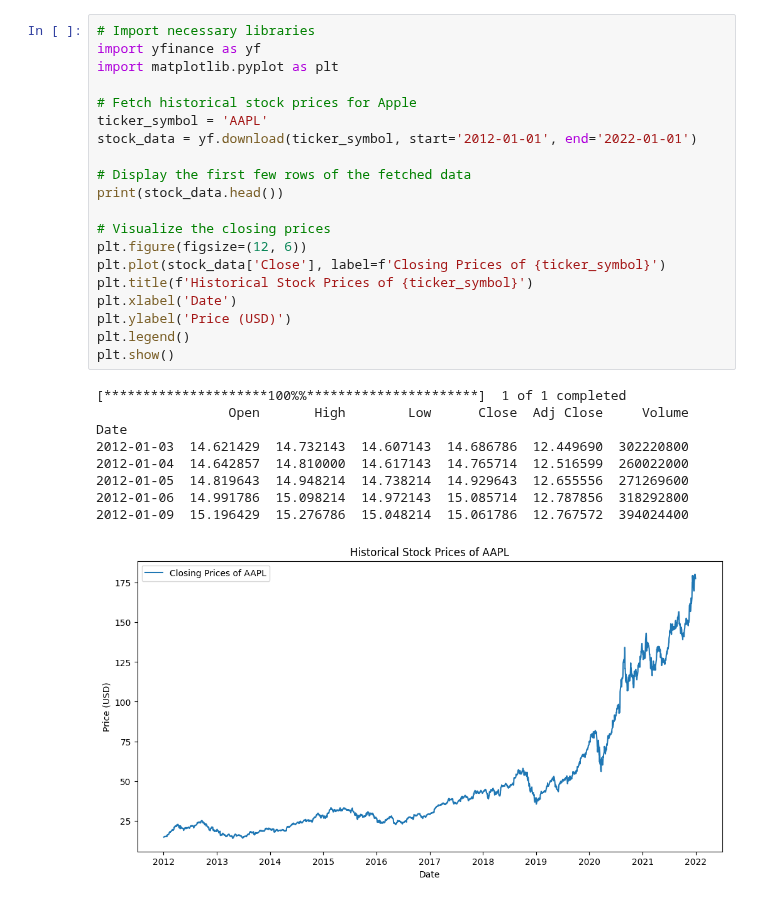
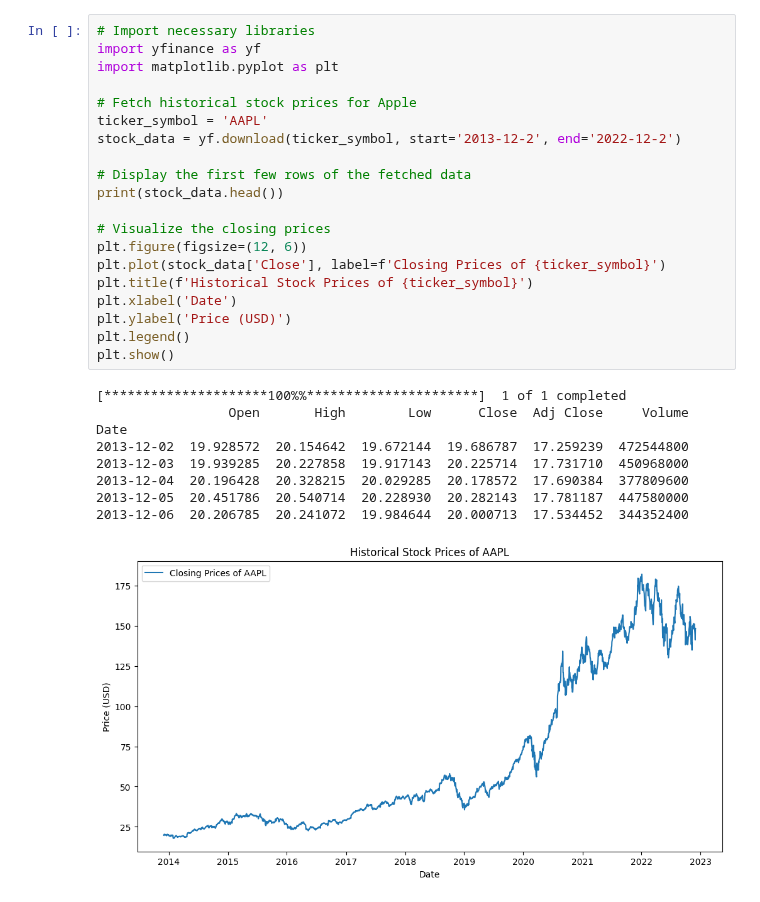
Before and after one commit to amkayhani/Statistics, a Jupyter notebook: Time_Series_Analysis_Exercise.ipynb, the cells around one changed output. Drawn from its saved outputs; the diff is of its cells as text.

```diff
--- a/Time_Series_Analysis_Exercise.ipynb
+++ b/Time_Series_Analysis_Exercise.ipynb
@@ -17,30 +17,30 @@ In this exercise, you will explore and analyze a dataset containing historical s
 # %%
 # Import necessary libraries
 import yfinance as yf
 import matplotlib.pyplot as plt
 
 # Fetch historical stock prices for Apple
 ticker_symbol = 'AAPL'
-stock_data = yf.download(ticker_symbol, start='2012-01-01', end='2022-01-01')
+stock_data = yf.download(ticker_symbol, start='2013-12-2', end='2022-12-2')
 
 # Display the first few rows of the fetched data
 print(stock_data.head())
 
 # Visualize the closing prices
 plt.figure(figsize=(12, 6))
 plt.plot(stock_data['Close'], label=f'Closing Prices of {ticker_symbol}')
 plt.title(f'Historical Stock Prices of {ticker_symbol}')
 plt.xlabel('Date')
 plt.ylabel('Price (USD)')
 plt.legend()
 plt.show()
 # %% [output]
 [*********************100%%**********************]  1 of 1 completed
                  Open       High        Low      Close  Adj Close     Volume
 Date
-2012-01-03  14.621429  14.732143  14.607143  14.686786  12.449690  302220800
-2012-01-04  14.642857  14.810000  14.617143  14.765714  12.516599  260022000
-2012-01-05  14.819643  14.948214  14.738214  14.929643  12.655556  271269600
-2012-01-06  14.991786  15.098214  14.972143  15.085714  12.787856  318292800
-2012-01-09  15.196429  15.276786  15.048214  15.061786  12.767572  394024400
+2013-12-02  19.928572  20.154642  19.672144  19.686787  17.259239  472544800
+2013-12-03  19.939285  20.227858  19.917143  20.225714  17.731710  450968000
+2013-12-04  20.196428  20.328215  20.029285  20.178572  17.690384  377809600
+2013-12-05  20.451786  20.540714  20.228930  20.282143  17.781187  447580000
+2013-12-06  20.206785  20.241072  19.984644  20.000713  17.534452  344352400
-[figure, old version]
+[figure, new version]
```
Also changed, not shown: parts of 1 cell of this notebook.
